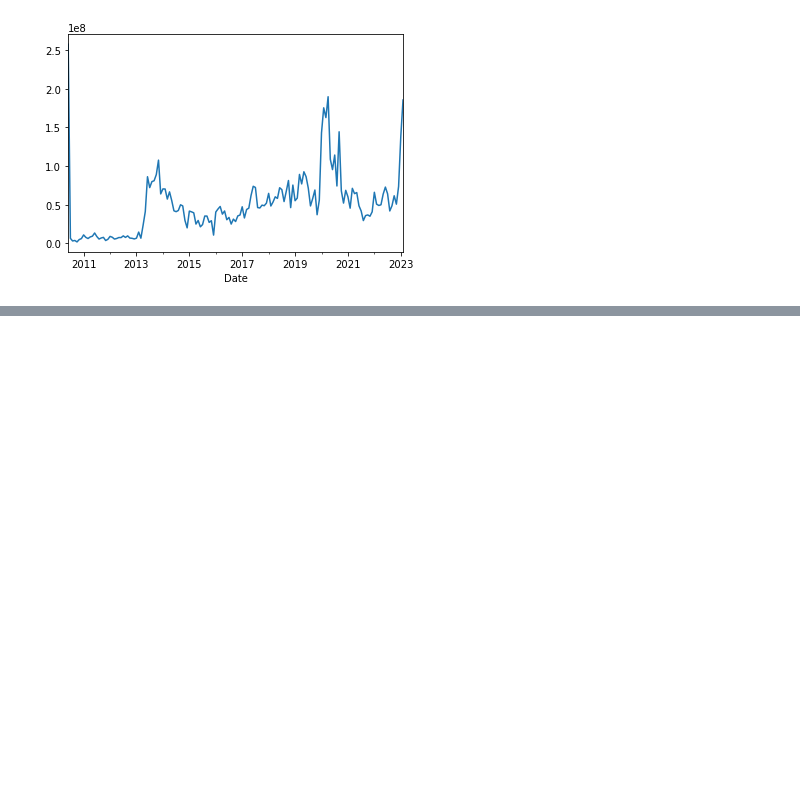
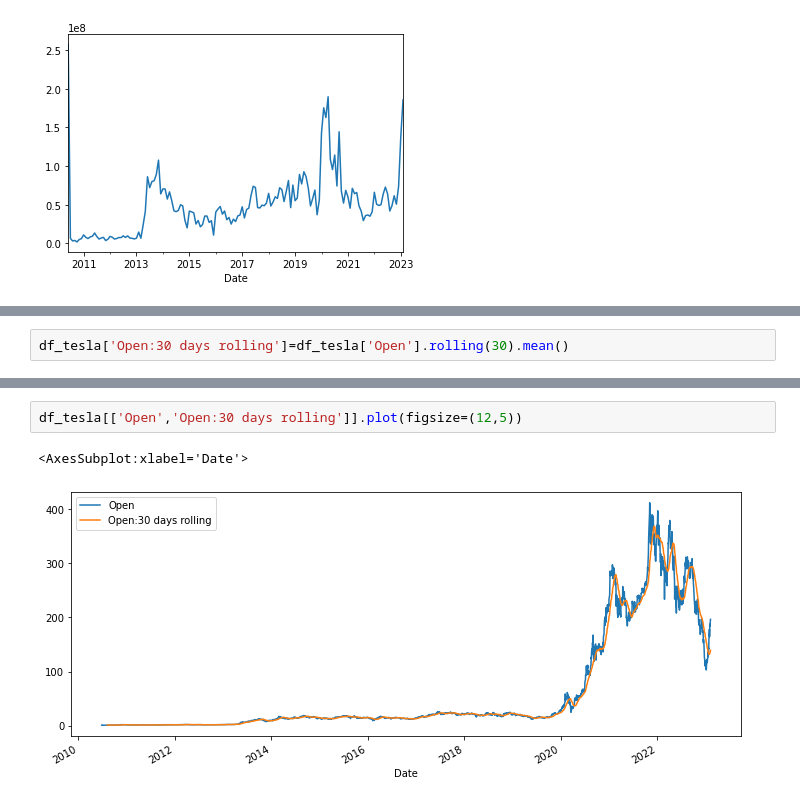
Before and after one commit to Younes-Piro/Time_series, a Jupyter notebook: Time series TSLA EDA.ipynb, the cells around one changed output, grey strips where cells are left out. Drawn from its saved outputs; the diff is of its cells as text; blank space fills up the shorter version.

```diff
--- a/Time series TSLA EDA.ipynb
+++ b/Time series TSLA EDA.ipynb
@@ -197,0 +231,2 @@ df_tesla.resample(rule='M').min()['Volume'].plot()
+# %%
+df_tesla['Open:30 days rolling']=df_tesla['Open'].rolling(30).mean()
@@ -197,0 +250,5 @@ df_tesla.resample(rule='M').min()['Volume'].plot()
+# %%
+df_tesla[['Open','Open:30 days rolling']].plot(figsize=(12,5))
+# %% [output]
+<AxesSubplot:xlabel='Date'>
+[figure, added]
```
Also changed, not shown: parts of 18 cells of this notebook, 1 other file.
